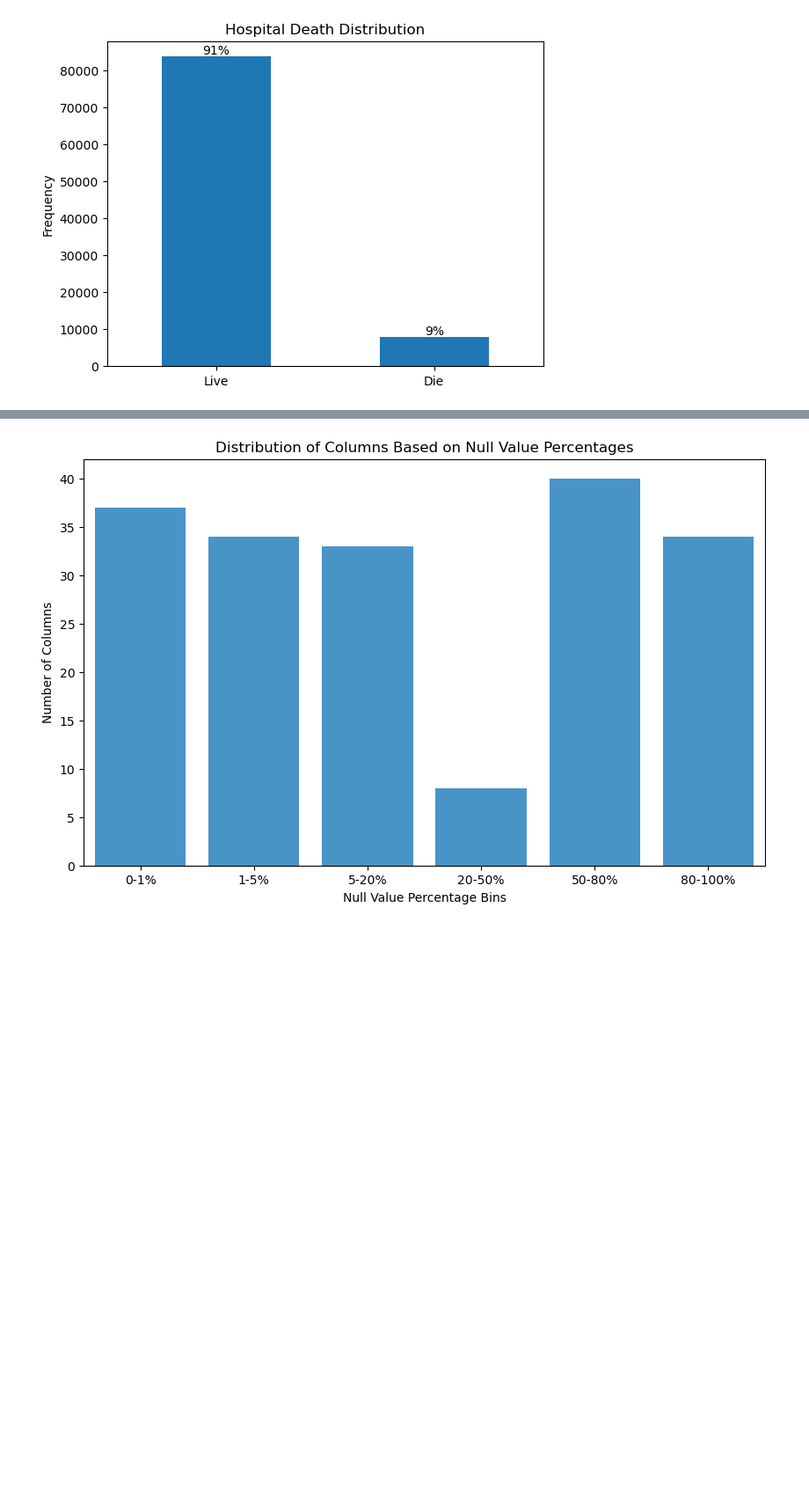
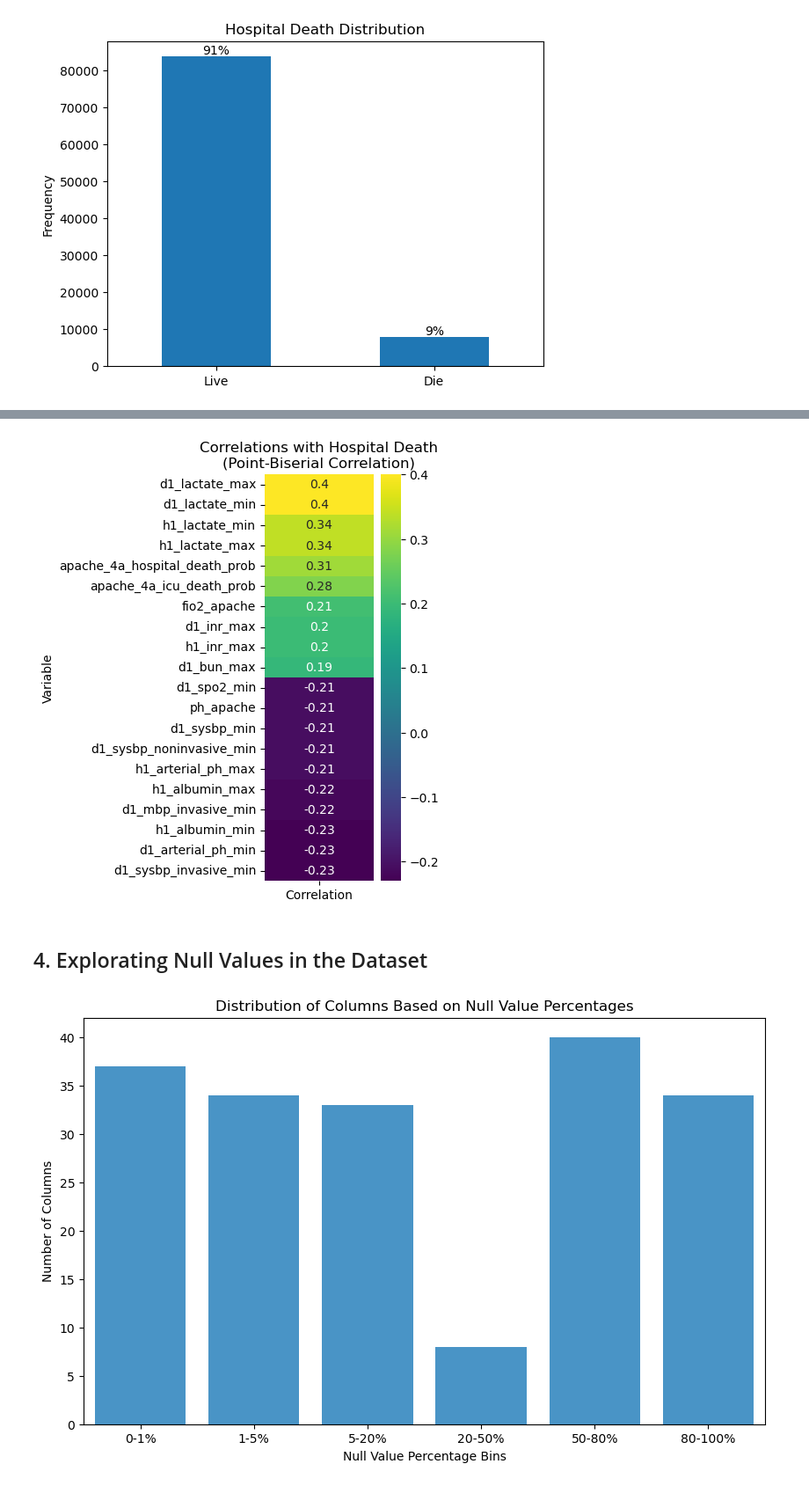
Before and after one commit to ShaniCohen/pred-ICU, a Jupyter notebook: main_eda.ipynb, the cells around one changed output, grey strips where cells are left out. Shown: that part at 88% size. Cells and saved outputs as stored; diff of their text form; code cells hidden in the pictures; blank space fills up the shorter version.

```diff
--- a/main_eda.ipynb
+++ b/main_eda.ipynb
@@ -68,3 +57,33 @@ plt.show()
+# %%
+
+
+# Calculate the correlation matrix
+result = []
+
+for column in continious_columns:
+    temp_df = df.loc[:, ["hospital_death", column]].dropna()
+    correlation, p_value = pointbiserialr(temp_df['hospital_death'], temp_df[column])
+    result.append((column, np.round(correlation, 2), p_value))
+
+# Create a DataFrame from the result
+correlation_df = pd.DataFrame(result, columns=['Variable', 'Correlation', 'P-Value']).sort_values(by='Correlation', ascending=False)
+correlation_df = correlation_df.set_index('Variable')
+
+# Select the first and last 10 rows
+edge_correlation_df = pd.concat([correlation_df.head(10), correlation_df.tail(10)])
+
+# Plotting the heatmap
+plt.figure(figsize=(2, 6))
+cmap = 'viridis'
+sb.heatmap(pd.DataFrame(edge_correlation_df.loc[:, 'Correlation']), annot=True, fmt="g", cmap=cmap)
+
+# Adding title and adjusting plot
+plt.title('Correlations with Hospital Death\n(Point-Biserial Correlation)')
+plt.show()
+# %% [output]
+[figure, added]
+# %% [markdown]
+## 4. Explorating Null Values in the Dataset
 # %%
 # Calculate the percentage of null values in each column
 null_percentages = (df.isnull().sum() / len(df)) * 100
```
Also changed, not shown: parts of 20 cells of this notebook.
